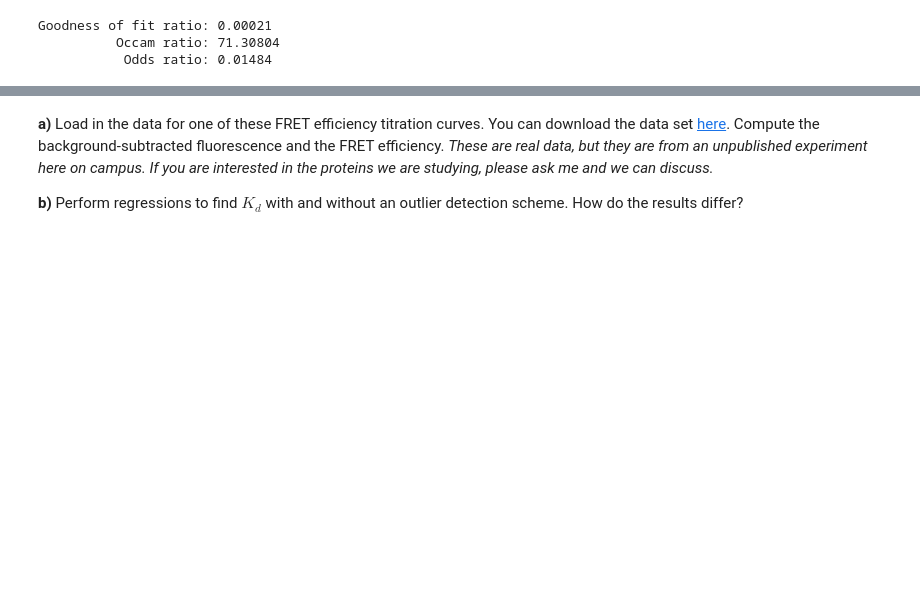
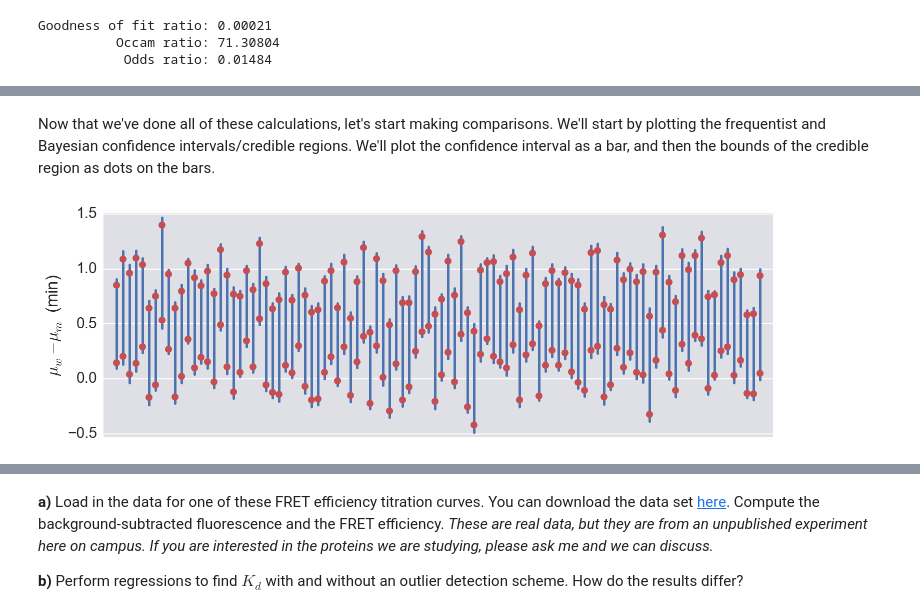
Before and after one commit to justinbois/bebi103, a Jupyter notebook: homework/hw5_solution.ipynb, the cells around one changed output, grey strips where cells are left out. Cells and saved outputs as stored; diff of their text form; code cells hidden in the pictures; blank space fills up the shorter version.

```diff
--- a/homework/hw5_solution.ipynb
+++ b/homework/hw5_solution.ipynb
@@ -733,17 +743,18 @@ Now, we see about 100 to one odds that the mutant and wild type are two separate
 # %%
-def new_data(mu, var, n):
-    """
-    Generate new data
-    """
-    return np.maximum(np.random.normal(mu, np.sqrt(var), n), 0)
+# Number of new data sets to consider
+n_new_data = 100
 
+# Number of trials to use in frequenstist calcs
 n_trials = 50000
-n_new_data = 100
+
+# Set up arrays for storing results
 conf_int = np.empty((2,n_new_data))
 cred_reg = np.empty((2, n_new_data))
 odds = np.empty(n_new_data)
 p_values = np.empty(n_new_data)
+welch_p_values = np.empty(n_new_data)
 
+# Do calcs!
 for i in range(n_new_data):
     # Generate new data
     new_wt = new_data(mu_wt, var_wt, len(wt))
@@ -769,12 +780,36 @@ for i in range(n_new_data):
 
     # Compute Bayesian credible region
     popt, cov = popt_and_cov(new_mut, new_wt)
-    cred_reg[:,i] = np.array([popt[1] - 2 * np.sqrt(cov[1,1]),
-                              popt[1] + 2 * np.sqrt(cov[1,1])])
+    cred_reg[:,i] = np.array([popt[1] + st.norm.ppf(0.025) * np.sqrt(cov[1,1]),
+                              popt[1] + st.norm.ppf(0.975) * np.sqrt(cov[1,1])])
 
     # Compute p-value
     samples = permute_sample(new_mut, new_wt, mean_diff, n_trials=n_trials)
     p_values[i] = p_value_from_samples(samples, mean_diff(new_mut, new_wt))
 
+    # Compute Welch's p-value (divide by two to make it one-sided)
+    welch_p_values[i] = st.ttest_ind(new_wt, new_mut, equal_var=False)[1] / 2
+
     # Compute odds ratio
     odds[i] = np.exp(log_odds_ratio(new_wt, new_mut, 0, 60, 1/60, 60)[-1])
+# %% [markdown]
+Now that we've done all of these calculations, let's start making comparisons.  We'll start by plotting the frequentist and Bayesian confidence intervals/credible regions.  We'll plot the confidence interval as a bar, and then the bounds of the credible region as dots on the bars.
+# %%
+# Set up axis
+fig, ax = plt.subplots(1, 1, figsize=(12, 4))
+
+# Make x-values for plotting to stagger
+x = np.vstack(2*[np.arange(100).reshape((1, 100))])
+
+# Plot the confidence intervals
+ax.plot(x, conf_int, '-', color=sns.color_palette()[0])
+
+# Plot the credible region bounds
+ax.plot(x, cred_reg, 'o', color=sns.color_palette()[2]);
+
+# Clean up
+ax.set_ylabel(r'$\mu_w - \mu_m$ (min)')
+ax.set_xticks([])
+ax.margins(0.02)
+# %% [output]
+[figure, added]
```
Also changed, not shown: parts of 81 cells of this notebook.
